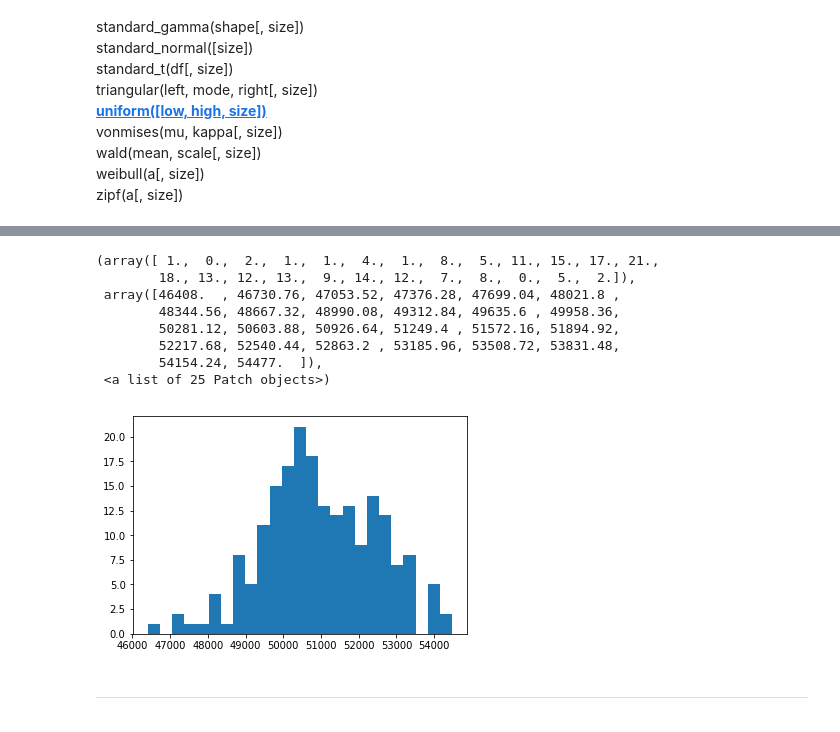
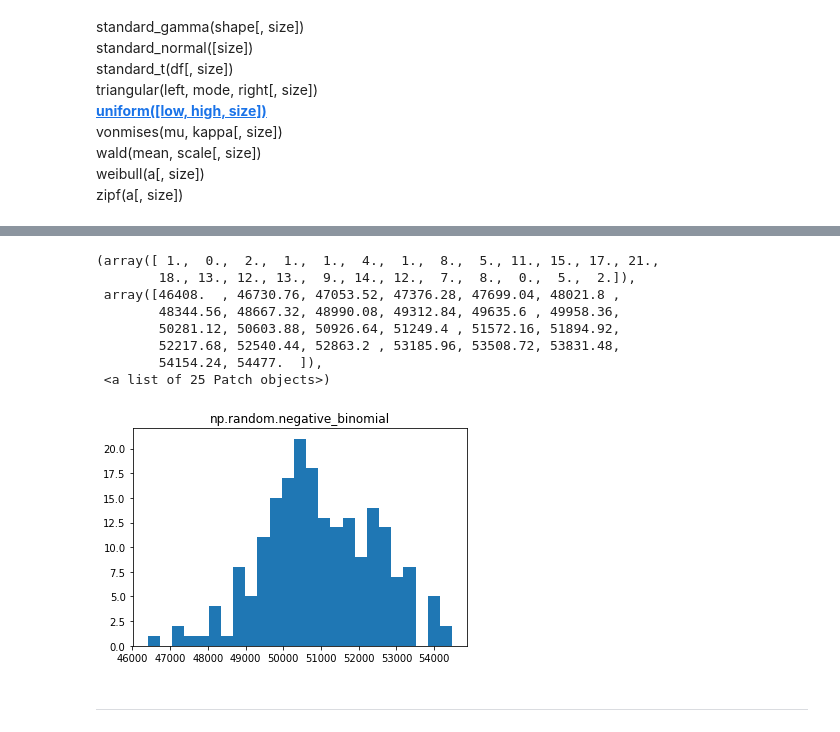
Before and after one commit to IanWafer/Programming-Assignment, a Jupyter notebook: numpy.random explained.ipynb, the cells around one changed output, grey strips where cells are left out. Cells and saved outputs as stored; diff of their text form; code cells hidden in the pictures.

```diff
--- a/numpy.random explained.ipynb
+++ b/numpy.random explained.ipynb
@@ -228,17 +232,18 @@ np.random.binomial(1000, 1/52, 200)= [16 24 16 25 19 20 22 19 17 15 13 22 18 15
 # %%
 np.random.seed(5)
 nbino = np.random.negative_binomial(1000, 1/52, 200)
+plt.title('np.random.negative_binomial')
 plt.hist(nbino, bins=25)
 # %% [output]
 (array([ 1.,  0.,  2.,  1.,  1.,  4.,  1.,  8.,  5., 11., 15., 17., 21.,
         18., 13., 12., 13.,  9., 14., 12.,  7.,  8.,  0.,  5.,  2.]),
  array([46408.  , 46730.76, 47053.52, 47376.28, 47699.04, 48021.8 ,
         48344.56, 48667.32, 48990.08, 49312.84, 49635.6 , 49958.36,
         50281.12, 50603.88, 50926.64, 51249.4 , 51572.16, 51894.92,
         52217.68, 52540.44, 52863.2 , 53185.96, 53508.72, 53831.48,
         54154.24, 54477.  ]),
  <a list of 25 Patch objects>)
-[figure, old version]
+[figure, new version]
 # %% [markdown]
 ***
 # %% [markdown]
```
Also changed, not shown: parts of 7 cells of this notebook, 1 other file.
